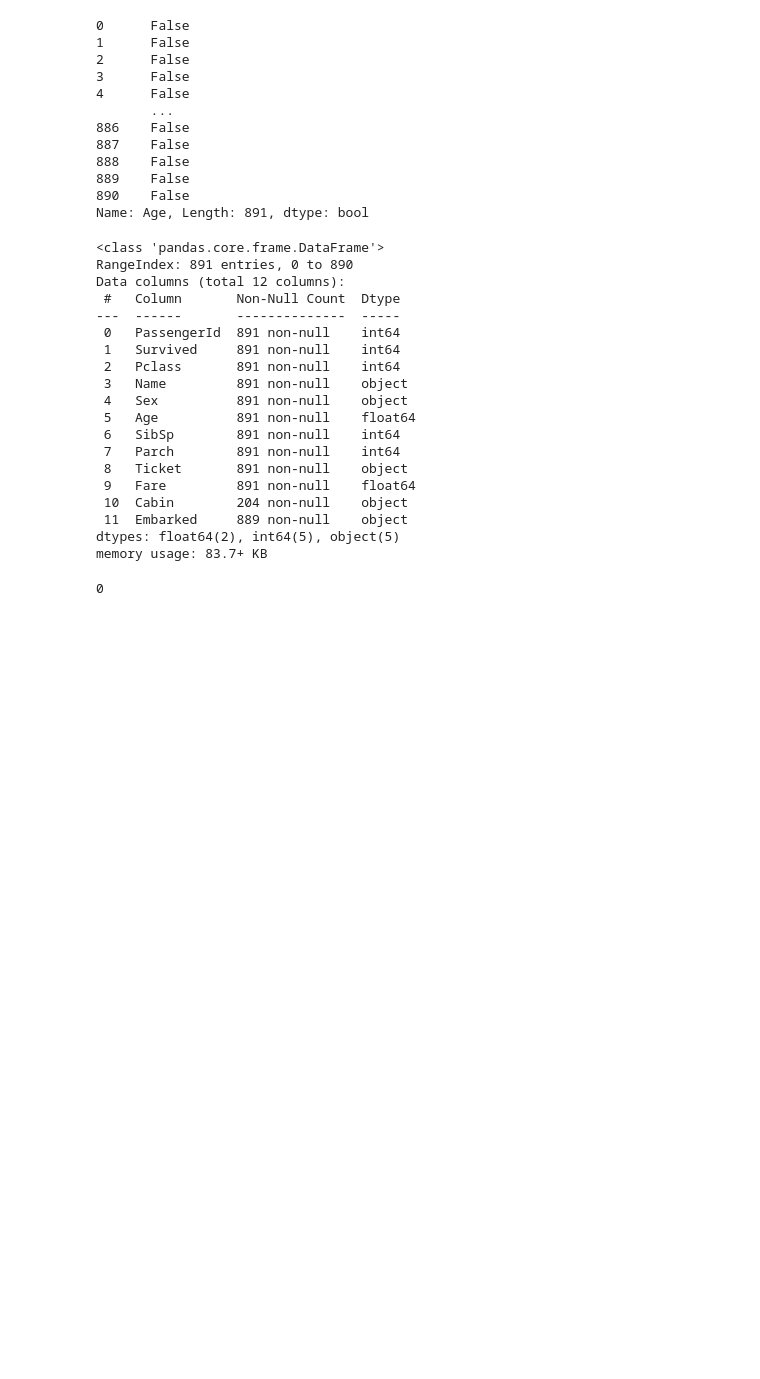
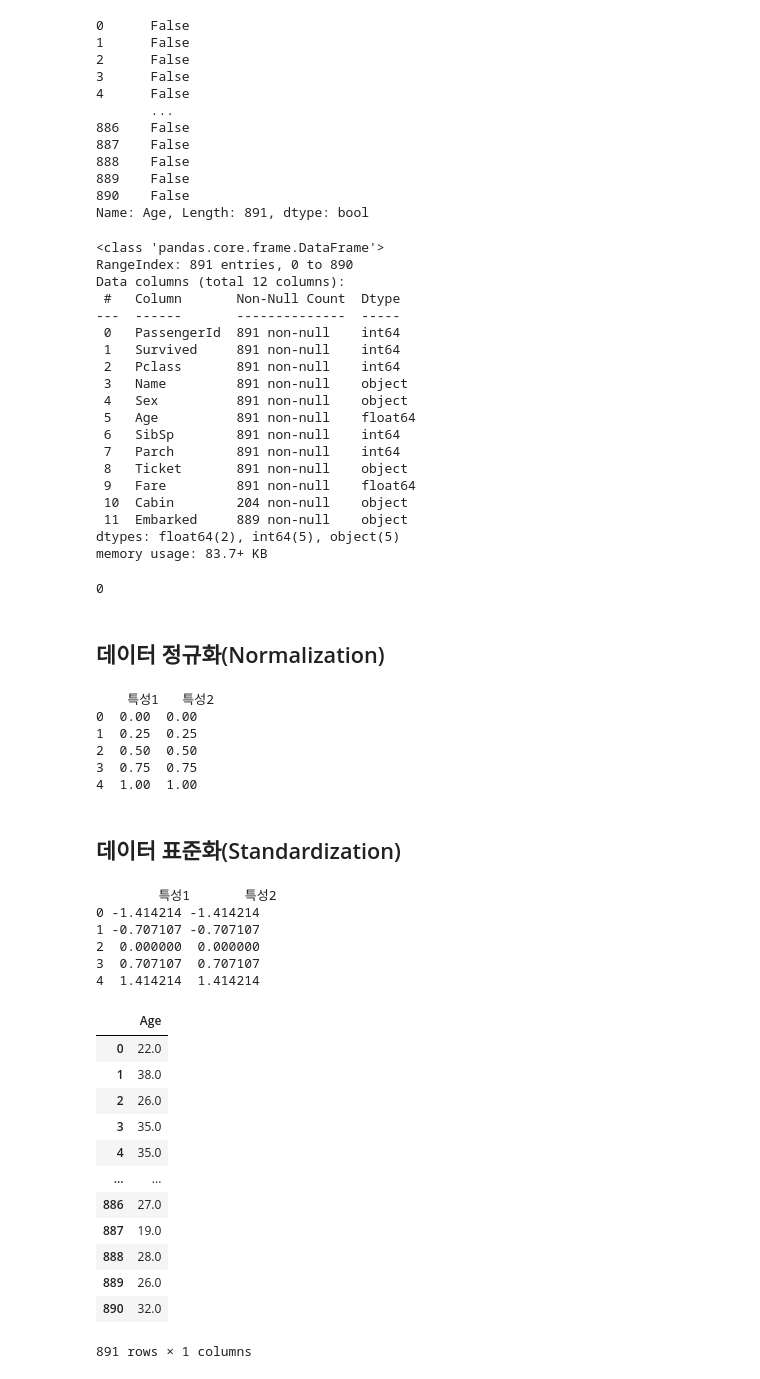
Before and after one commit to su2708/SpartaCodingClub, a Jupyter notebook: sparta2/preprocess_practice.ipynb, the cells around one changed output. Drawn from its saved outputs; the diff is of its cells as text; code cells hidden in the pictures; blank space fills up the shorter version.

```diff
--- a/sparta2/preprocess_practice.ipynb
+++ b/sparta2/preprocess_practice.ipynb
@@ -252,3 +252,60 @@ outliers = ((titanic['Age'] < lower_bound) | (titanic['Age'] > upper_bound)).sum
 outliers
 # %% [output]
 0
+# %% [markdown]
+## 데이터 정규화(Normalization)
+# %%
+import pandas as pd
+from sklearn.preprocessing import MinMaxScaler
+
+# 예시 데이터프레임 생성
+data = {
+    '특성1': [10, 20, 30, 40, 50],
+    '특성2': [1, 2, 3, 4, 5]
+}
+df = pd.DataFrame(data)
+
+# Min-Max 정규화
+scaler = MinMaxScaler()
+normalized_df = pd.DataFrame(scaler.fit_transform(df), columns=df.columns)
+print(normalized_df)
+# %% [output]
+    특성1   특성2
+0  0.00  0.00
+1  0.25  0.25
+2  0.50  0.50
+3  0.75  0.75
+4  1.00  1.00
+# %% [markdown]
+## 데이터 표준화(Standardization)
+# %%
+from sklearn.preprocessing import StandardScaler
+
+# Z-점수 표준화
+scaler = StandardScaler()
+standardized_df = pd.DataFrame(scaler.fit_transform(df), columns=df.columns)
+print(standardized_df)
+# %% [output]
+        특성1       특성2
+0 -1.414214 -1.414214
+1 -0.707107 -0.707107
+2  0.000000  0.000000
+3  0.707107  0.707107
+4  1.414214  1.414214
+# %%
+age_data = titanic[['Age']].dropna()
+age_data
+# %% [output]
+|  | Age |
+| 0 | 22.0 |
+| 1 | 38.0 |
+| 2 | 26.0 |
+| 3 | 35.0 |
+| 4 | 35.0 |
+| ... | ... |
+| 886 | 27.0 |
+| 887 | 19.0 |
+| 888 | 28.0 |
+| 889 | 26.0 |
+| 890 | 32.0 |
+891 rows × 1 columns
```
Also changed, not shown: parts of 7 cells of this notebook.
